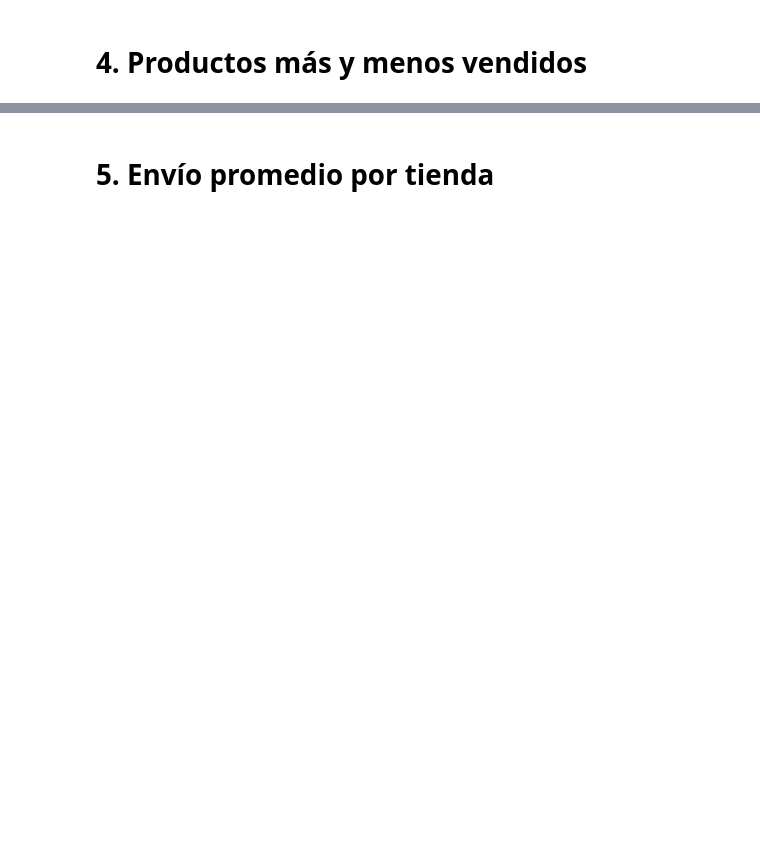
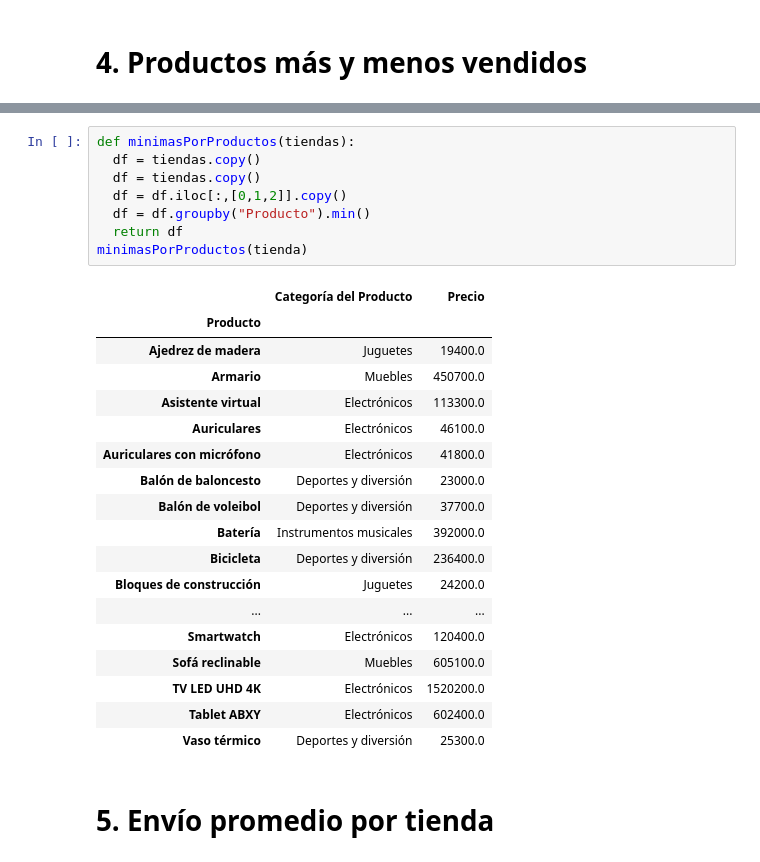
Before and after one commit to Marlucben/challengeAluraDataSciecie1, a Jupyter notebook: AluraStoreLatam.ipynb, the cells around one changed output, grey strips where cells are left out. Saved outputs shown, nothing was run; the diff lists cells and outputs as text; blank space fills up the shorter version.

```diff
--- a/AluraStoreLatam.ipynb
+++ b/AluraStoreLatam.ipynb
@@ -120,2 +143,29 @@ df
+# %%
+def minimasPorProductos(tiendas):
+  df = tiendas.copy()
+  df = tiendas.copy()
+  df = df.iloc[:,[0,1,2]].copy()
+  df = df.groupby("Producto").min()
+  return df
+minimasPorProductos(tienda)
+# %% [output]
+|  | Categoría del Producto | Precio |
+| Producto |  |  |
+| Ajedrez de madera | Juguetes | 19400.0 |
+| Armario | Muebles | 450700.0 |
+| Asistente virtual | Electrónicos | 113300.0 |
+| Auriculares | Electrónicos | 46100.0 |
+| Auriculares con micrófono | Electrónicos | 41800.0 |
+| Balón de baloncesto | Deportes y diversión | 23000.0 |
+| Balón de voleibol | Deportes y diversión | 37700.0 |
+| Batería | Instrumentos musicales | 392000.0 |
+| Bicicleta | Deportes y diversión | 236400.0 |
+| Bloques de construcción | Juguetes | 24200.0 |
+| ... | ... | ... |
+| Smartwatch | Electrónicos | 120400.0 |
+| Sofá reclinable | Muebles | 605100.0 |
+| TV LED UHD 4K | Electrónicos | 1520200.0 |
+| Tablet ABXY | Electrónicos | 602400.0 |
+| Vaso térmico | Deportes y diversión | 25300.0 |
 # %% [markdown]
 # 5. Envío promedio por tienda
```
Also changed, not shown: parts of 4 cells of this notebook.
